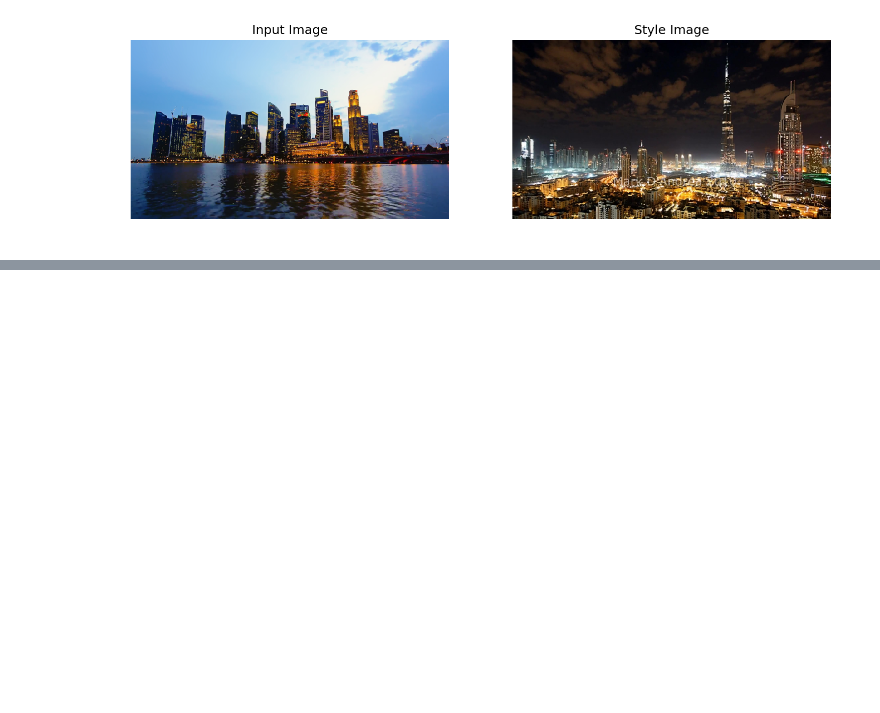
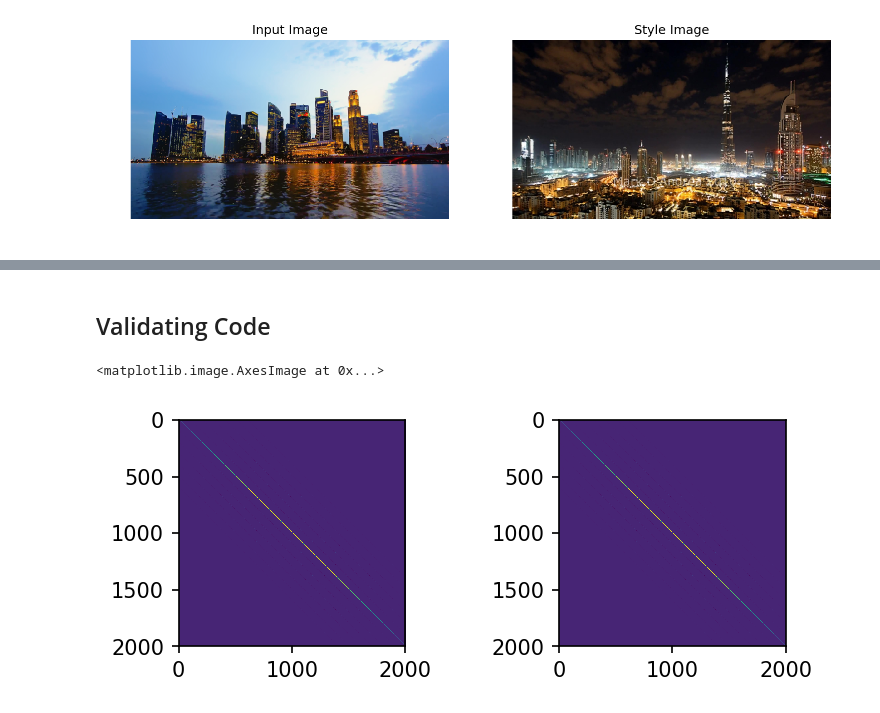
Before and after one commit to allenkuocode/deep_photo_transfer_pytorch, a Jupyter notebook: image_style_transfer.ipynb, the cells around one changed output, grey strips where cells are left out. Cells and saved outputs as stored; diff of their text form; code cells hidden in the pictures; blank space fills up the shorter version.

Commit message:
Added Matting Laplacian

```diff
--- a/image_style_transfer.ipynb
+++ b/image_style_transfer.ipynb
@@ -25,0 +54,41 @@ axes[1].axis("off")
+# %%
+def Matting(img,winSize=1,eps=1e-9):
+    ''' Compute the Matting Laplacina Matrix of image img
+            input, img: input Image
+            winSize, window size for constructing matting laplacian, default =1
+            eps: regularization parameter, default = 1e-9
+        output,
+            M: the matting laplacian matrix
+    '''
+    s0=img.shape[0]
+    s1=img.shape[1]
+    nPixels =s0*s1               # Number of pixels
+    winNumel = (winSize*2+1)**2  # Number of elements in a
+    I = np.reshape(img,(-1,3))   # Flatten Image
+
+    # Compute Indexs in each window, each row stores the indexs of elements in the same window
+    # Only "full" windows are stored
+    winIdxs = np.stack([neigh for neigh in wins(winSize,s0,s1) if len(neigh)==(2*winSize+1)**2])
+    Ik = I[winIdxs]              # Pixels value in each windows.
+                                 # I[i,k,:] returns the RGB of kth element in ith window
+    muk = np.mean(Ik,axis=1,keepdims=True) # Mean RGB pixel intensity of each window
+                                 # muk[i,0,:] returns the average RGB intensity of ith window
+
+    varMtxs = np.zeros((Ik.shape[0],3,3)); # 3x3 Covariance matrices in each window
+    varMtxs = np.einsum('Cni,Cnj->Cij',Ik-muk,Ik-muk)/Ik.shape[1] #varMtxs[i,:,:] returns the 3x3 CovMtx in ith window
+    invs = np.linalg.inv(varMtxs + (eps/winNumel)*np.eye(3))      # Regularized inverses of varMtxs,
+
+    quads = np.zeros((Ik.shape[0],winNumel,winNumel)); # value of Quadratic terms in the closed form matting laplacian
+    quads = np.einsum('Cia,Cab,Cjb->Cij',Ik-muk,invs,Ik-muk)
+
+    rowIdx = np.repeat(winIdxs,winNumel,axis=1).ravel() # slow ticking indices in each window
+    colIdx = np.tile(winIdxs,winNumel).ravel()          # fast ticking indices in each window
+    vals = ((rowIdx==colIdx).astype('float'))-(1.0/(winNumel)*(1+quads.ravel()))
+                                              # Incremental Values associate to each (rowIdx,colIdx) element in M
+    M=scipy.sparse.coo_matrix((vals, (rowIdx, colIdx)), shape=(nPixels, nPixels)).toarray()
+    return M
+# %%
+img = np.random.randn(20,100,3);
+winSize=3
+Mc = compute_laplacian(img, mask=None, eps=eps, win_rad=winSize)
+M = Matting(img,winSize,eps)
@@ -25,0 +103,2 @@ axes[1].axis("off")
+# %% [markdown]
+##  Validating Code
@@ -25,0 +174,7 @@ axes[1].axis("off")
+# %%
+fig,axes = plt.subplots(1,2,figsize=(6,2),dpi=150)
+axes[0].imshow(M)
+axes[1].imshow(Mc)
+# %% [output]
+<matplotlib.image.AxesImage at 0x...>
+[figure, added]
```
Also changed, not shown: parts of 7 cells of this notebook.
